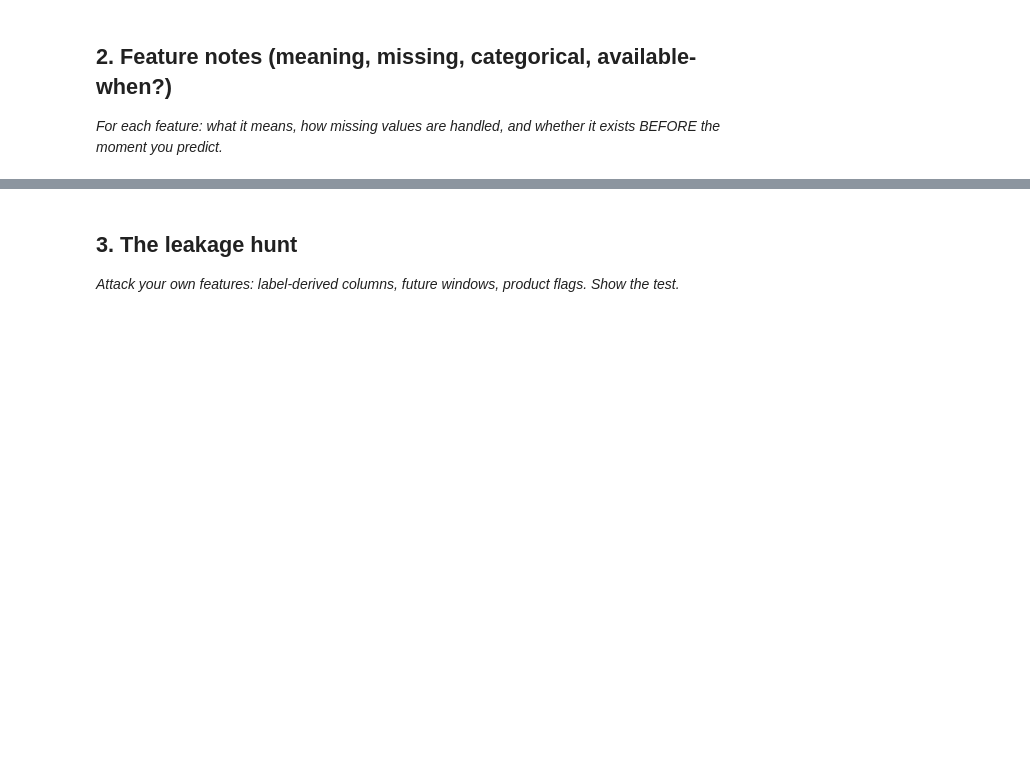
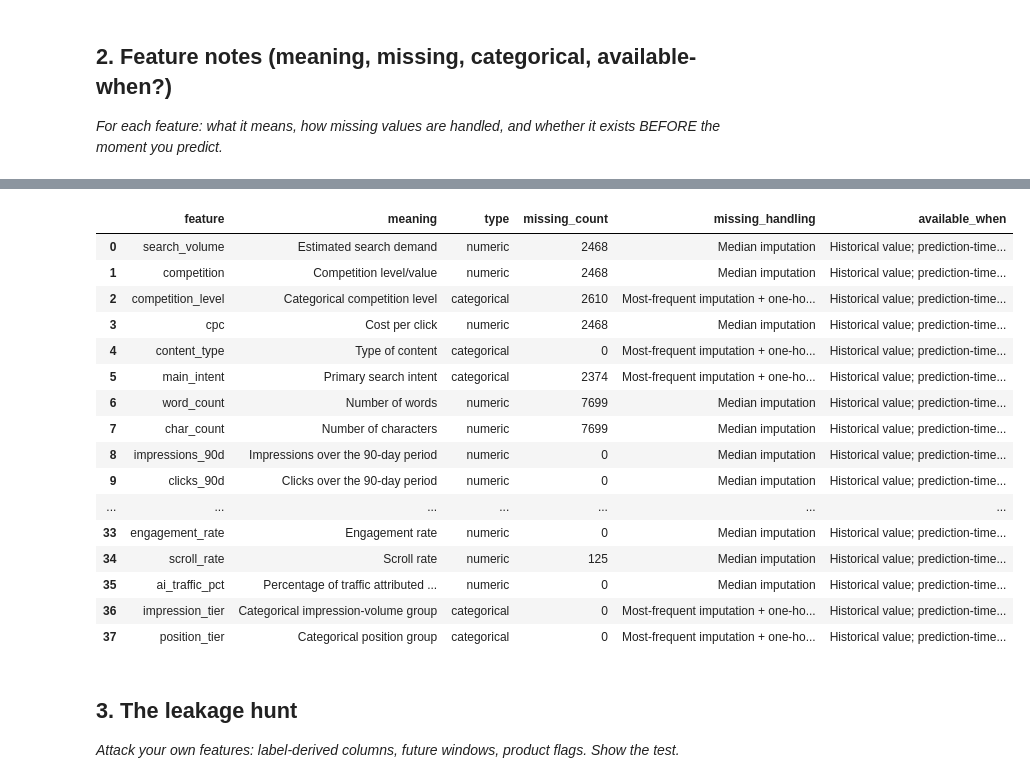
Before and after one commit to Ravindrathalari06/flyrank-internship-ml, a Jupyter notebook: work/notebooks/w03_feature_leakage_check.ipynb, the cells around one changed output, grey strips where cells are left out. Drawn from its saved outputs; the diff is of its cells as text; code cells hidden in the pictures; blank space fills up the shorter version.

```diff
--- a/work/notebooks/w03_feature_leakage_check.ipynb
+++ b/work/notebooks/w03_feature_leakage_check.ipynb
@@ -22,0 +125,79 @@ This skeleton is yours to fill. Work the sections **in order** — each one has
+# %%
+# This cell is for CODE (numbers, a query, a check).
+# Write your text answer in the cell ABOVE this one — typing sentences here breaks Run All.
+# ML-05 Section 2: feature audit
+
+feature_notes = []
+
+categorical_set = set(categorical_features)
+
+feature_meanings = {
+    "search_volume": "Estimated search demand",
+    "competition": "Competition level/value",
+    "competition_level": "Categorical competition level",
+    "cpc": "Cost per click",
+    "content_type": "Type of content",
+    "main_intent": "Primary search intent",
+    "word_count": "Number of words",
+    "char_count": "Number of characters",
+    "impressions_90d": "Impressions over the 90-day period",
+    "clicks_90d": "Clicks over the 90-day period",
+    "pageviews_90d": "Pageviews over the 90-day period",
+    "sessions_90d": "Sessions over the 90-day period",
+    "users_90d": "Users over the 90-day period",
+    "engaged_sessions_90d": "Engaged sessions over the 90-day period",
+    "ai_sessions_90d": "AI-attributed sessions over the 90-day period",
+    "scroll_events_90d": "Scroll events over the 90-day period",
+    "days_with_impressions": "Number of days with impressions",
+    "days_with_sessions": "Number of days with sessions",
+    "impressions_last_30d": "Impressions in the latest 30-day period",
+    "clicks_last_30d": "Clicks in the latest 30-day period",
+    "sessions_last_30d": "Sessions in the latest 30-day period",
+    "impressions_prev_30d": "Impressions in the previous 30-day period",
+    "clicks_prev_30d": "Clicks in the previous 30-day period",
+    "sessions_prev_30d": "Sessions in the previous 30-day period",
+    "content_age_days": "Age of the content in days",
+    "age_tier": "Categorical content-age group",
+    "age_tier_order": "Ordered content-age tier",
+    "days_since_last_update": "Days since the content was last updated",
+    "freshness_tier": "Categorical freshness group",
+    "word_count_tier": "Categorical word-count group",
+    "char_count_tier": "Categorical character-count group",
+    "ctr": "Click-through rate",
+    "avg_position": "Average search position",
+    "engagement_rate": "Engagement rate",
+    "scroll_rate": "Scroll rate",
+    "ai_traffic_pct": "Percentage of traffic attributed to AI",
+    "impression_tier": "Categorical impression-volume group",
+    "position_tier": "Categorical position group"
+}
+
+for feature in feature_fields:
+
+    missing_count = df[feature].isna().sum()
+
+    if feature in categorical_set:
+        feature_type = "categorical"
+        missing_handling = "Most-frequent imputation + one-hot encoding"
+    else:
+        feature_type = "numeric"
+        missing_handling = "Median imputation"
+
+    # Timing must be established before model training.
+    # No explicit calendar-date columns exist in this dataset.
+    available_when = "Historical value; prediction-time availability must be verified"
+
+    feature_notes.append({
+        "feature": feature,
+        "meaning": feature_meanings[feature],
+        "type": feature_type,
+        "missing_count": int(missing_count),
+        "missing_handling": missing_handling,
+        "available_when": available_when
+    })
+
+feature_audit = pd.DataFrame(feature_notes)
+
+print("Number of documented features:", len(feature_audit))
+display(feature_audit)
+# %% [output]
@@ -23,3 +205,20 @@ This skeleton is yours to fill. Work the sections **in order** — each one has
+|  | feature | meaning | type | missing_count | missing_handling | available_when |
+| 0 | search_volume | Estimated search demand | numeric | 2468 | Median imputation | Historical value; prediction-time... |
+| 1 | competition | Competition level/value | numeric | 2468 | Median imputation | Historical value; prediction-time... |
+| 2 | competition_level | Categorical competition level | categorical | 2610 | Most-frequent imputation + one-ho... | Historical value; prediction-time... |
+| 3 | cpc | Cost per click | numeric | 2468 | Median imputation | Historical value; prediction-time... |
+| 4 | content_type | Type of content | categorical | 0 | Most-frequent imputation + one-ho... | Historical value; prediction-time... |
+| 5 | main_intent | Primary search intent | categorical | 2374 | Most-frequent imputation + one-ho... | Historical value; prediction-time... |
+| 6 | word_count | Number of words | numeric | 7699 | Median imputation | Historical value; prediction-time... |
+| 7 | char_count | Number of characters | numeric | 7699 | Median imputation | Historical value; prediction-time... |
+| 8 | impressions_90d | Impressions over the 90-day period | numeric | 0 | Median imputation | Historical value; prediction-time... |
+| 9 | clicks_90d | Clicks over the 90-day period | numeric | 0 | Median imputation | Historical value; prediction-time... |
+| ... | ... | ... | ... | ... | ... | ... |
+| 33 | engagement_rate | Engagement rate | numeric | 0 | Median imputation | Historical value; prediction-time... |
+| 34 | scroll_rate | Scroll rate | numeric | 125 | Median imputation | Historical value; prediction-time... |
+| 35 | ai_traffic_pct | Percentage of traffic attributed ... | numeric | 0 | Median imputation | Historical value; prediction-time... |
+| 36 | impression_tier | Categorical impression-volume group | categorical | 0 | Most-frequent imputation + one-ho... | Historical value; prediction-time... |
+| 37 | position_tier | Categorical position group | categorical | 0 | Most-frequent imputation + one-ho... | Historical value; prediction-time... |
 # %% [markdown]
 ## 3. The leakage hunt
 
```
Also changed, not shown: parts of 8 cells of this notebook.
